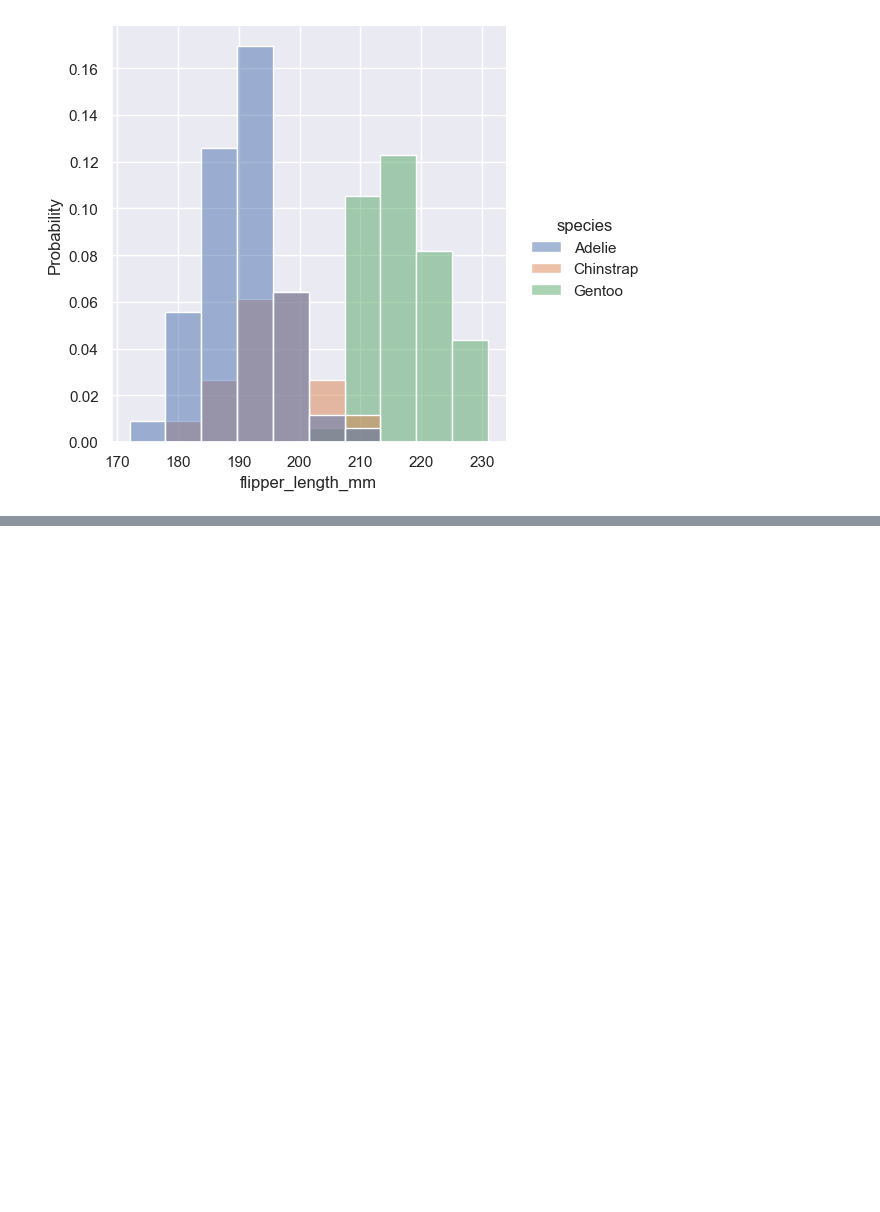
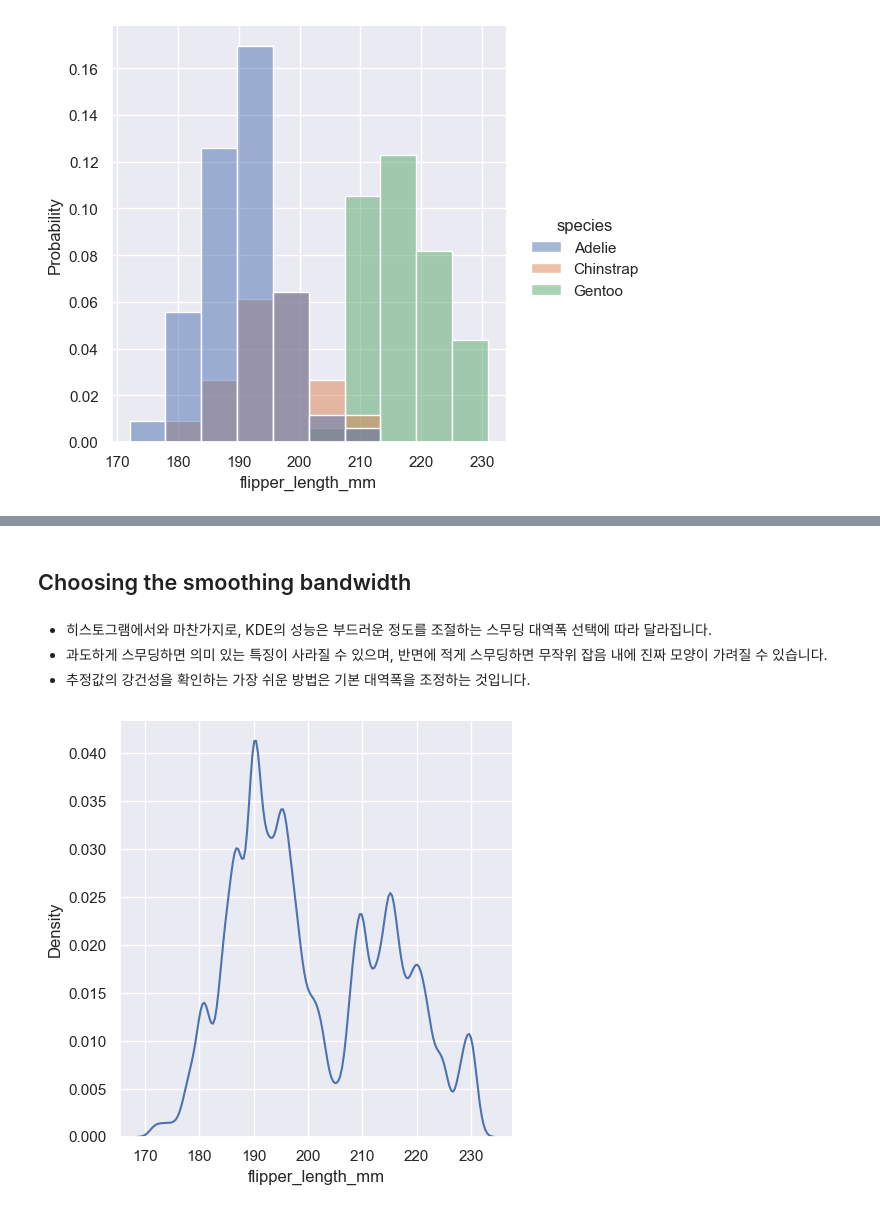
Before and after one commit to kinghy00/Seaborn-Tutorial, a Jupyter notebook: Visualizing_distributions_of_data.ipynb, the cells around one changed output, grey strips where cells are left out. Drawn from its saved outputs; the diff is of its cells as text; code cells hidden in the pictures; blank space fills up the shorter version.

```diff
--- a/Visualizing_distributions_of_data.ipynb
+++ b/Visualizing_distributions_of_data.ipynb
@@ -169,0 +179,11 @@ sns.displot(penguins, x="flipper_length_mm", hue="species", stat="probability");
+# %% [markdown]
+## Choosing the smoothing bandwidth
+# %% [markdown]
+- 히스토그램에서와 마찬가지로, KDE의 성능은 부드러운 정도를 조절하는 스무딩 대역폭 선택에 따라 달라집니다.
+- 과도하게 스무딩하면 의미 있는 특징이 사라질 수 있으며, 반면에 적게 스무딩하면 무작위 잡음 내에 진짜 모양이 가려질 수 있습니다.
+- 추정값의 강건성을 확인하는 가장 쉬운 방법은 기본 대역폭을 조정하는 것입니다.
+# %%
+# bw_adjust=.25
+sns.displot(penguins, x="flipper_length_mm", kind="kde", bw_adjust=.25);
+# %% [output]
+[figure, added]
```
Also changed, not shown: parts of 24 cells of this notebook.
